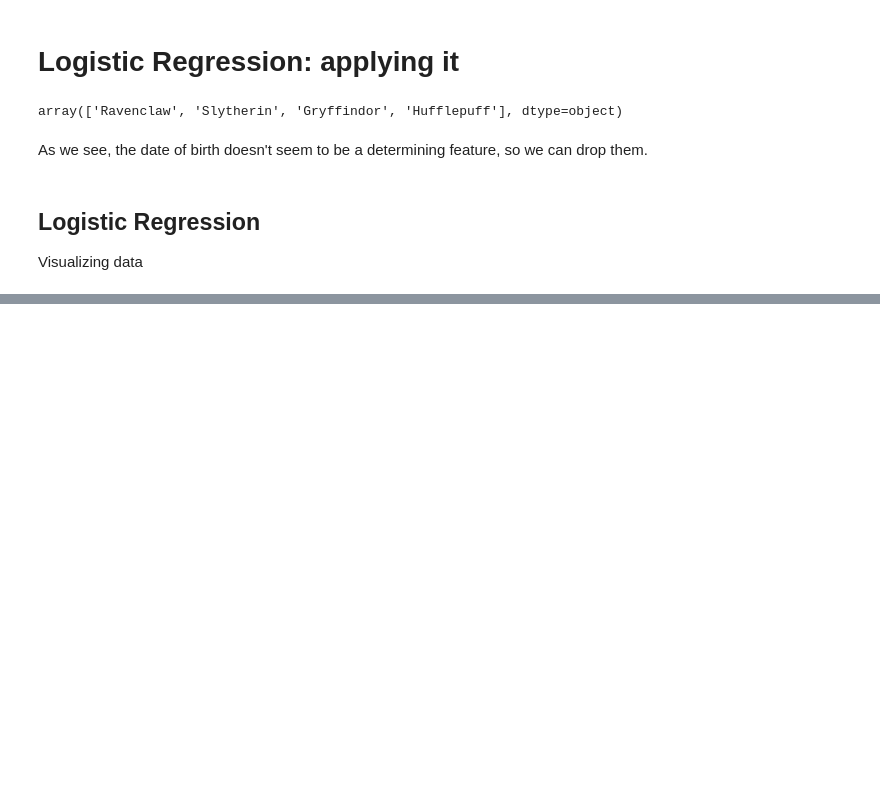
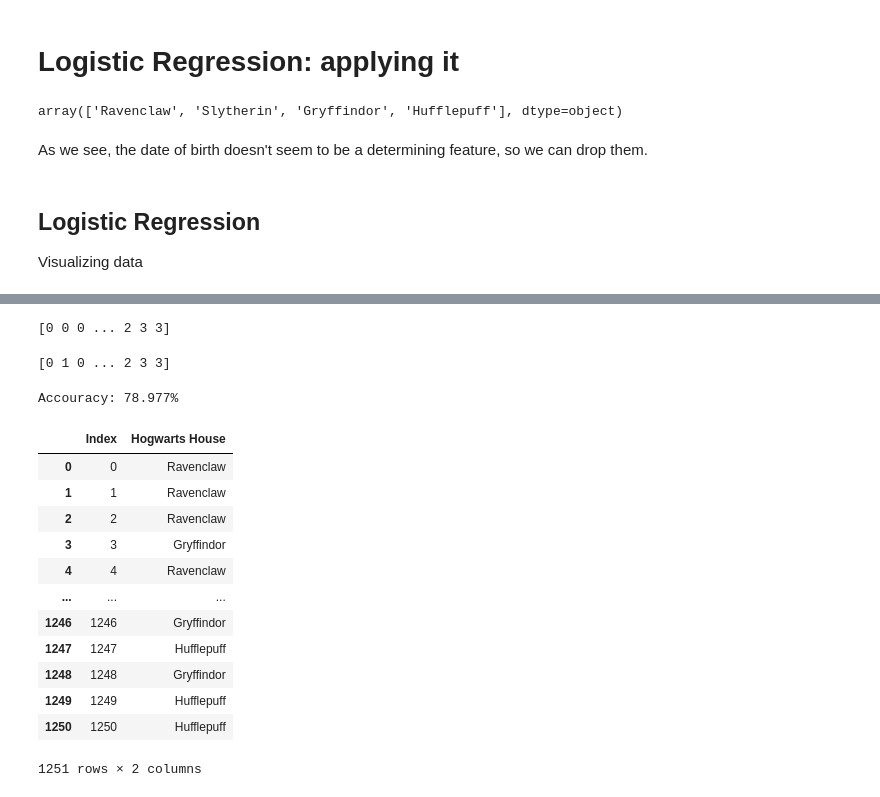
Before and after one commit to d-r-e/dslr, a Jupyter notebook: logreg_train.ipynb, the cells around one changed output, grey strips where cells are left out. Cells and saved outputs as stored; diff of their text form; code cells hidden in the pictures; blank space fills up the shorter version.

```diff
--- a/logreg_train.ipynb
+++ b/logreg_train.ipynb
@@ -146,0 +162,19 @@ ravenclaw_ypred.shape
+# %%
+print(prediction)
+# %% [output]
+[0 0 0 ... 2 3 3]
+# %%
+print(np.array(df['Hogwarts House'].map(dic0)))
+# %% [output]
+[0 1 0 ... 2 3 3]
+# %%
+orig = np.array(df['Hogwarts House'].map(dic0))
+pred = prediction.astype(int)
+accouracy = 0
+for i, value in enumerate(orig):
+    if (orig[i] == pred[i]):
+        accouracy +=1
+accouracy = accouracy / len(pred) * 100
+print('Accouracy: {:.5}%'.format(accouracy))
+# %% [output]
+Accouracy: 78.977%
@@ -146,0 +188,18 @@ ravenclaw_ypred.shape
+# %%
+res = pd.read_csv('houses.csv')
+# %%
+res
+# %% [output]
+|  | Index | Hogwarts House |
+| 0 | 0 | Ravenclaw |
+| 1 | 1 | Ravenclaw |
+| 2 | 2 | Ravenclaw |
+| 3 | 3 | Gryffindor |
+| 4 | 4 | Ravenclaw |
+| ... | ... | ... |
+| 1246 | 1246 | Gryffindor |
+| 1247 | 1247 | Hufflepuff |
+| 1248 | 1248 | Gryffindor |
+| 1249 | 1249 | Hufflepuff |
+| 1250 | 1250 | Hufflepuff |
+1251 rows × 2 columns
```
Also changed, not shown: parts of 15 cells of this notebook.
